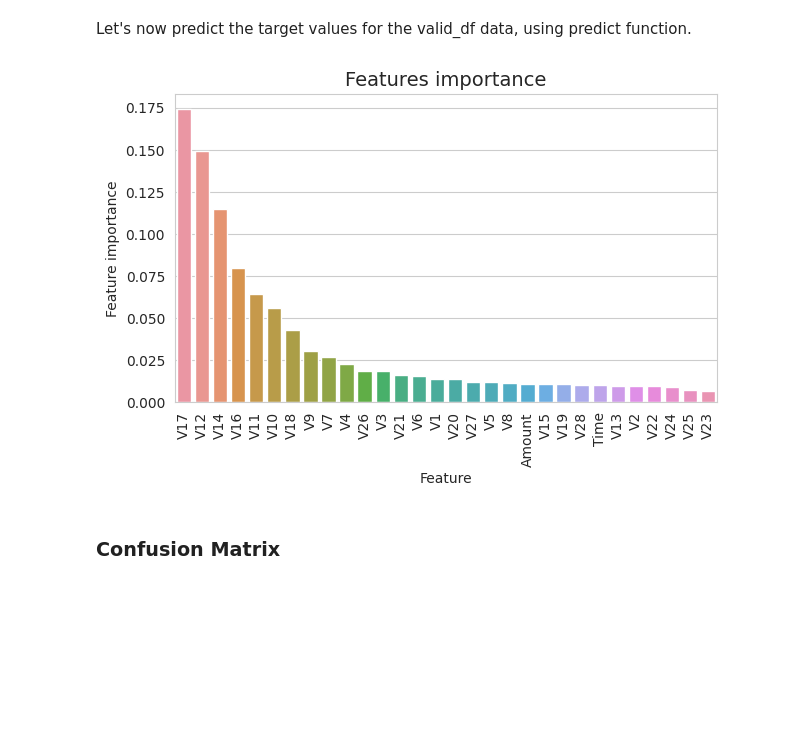
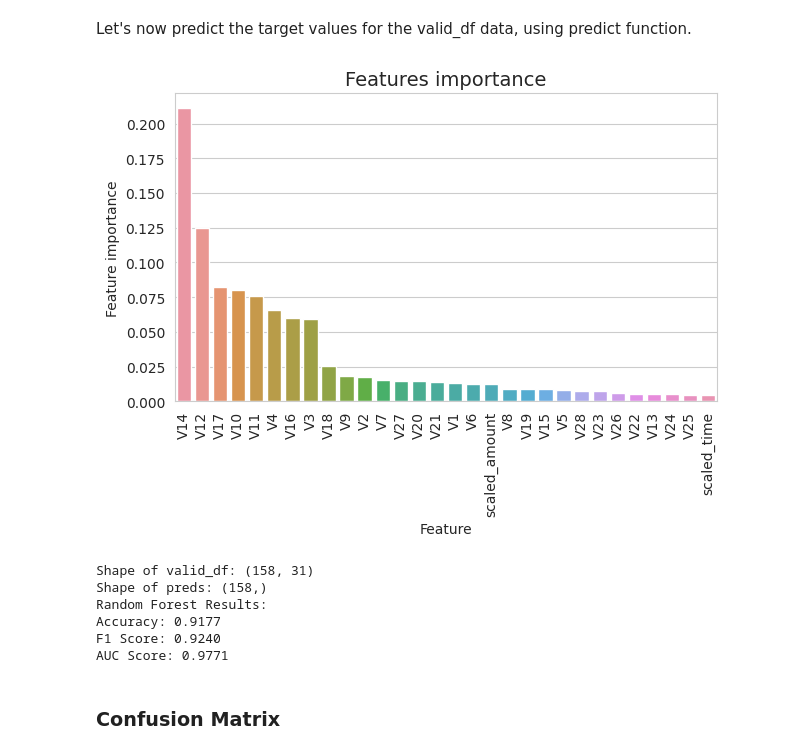
Before and after one commit to BTKaratas/Assigment, a Jupyter notebook: MachineLearningProjectCreditCardFraudDetection.ipynb, the cells around one changed output. Saved outputs shown, nothing was run; the diff lists cells and outputs as text; code cells hidden in the pictures; blank space fills up the shorter version.

```diff
--- a/MachineLearningProjectCreditCardFraudDetection.ipynb
+++ b/MachineLearningProjectCreditCardFraudDetection.ipynb
@@ -643,9 +694,11 @@ df = pd.read_csv('/kaggle/input/creditcardfraud/creditcard.csv')
+# %%
+df = normal_distributed_df
 # %%
 target = 'Class'
-predictors = ['Time', 'V1', 'V2', 'V3', 'V4', 'V5', 'V6', 'V7', 'V8', 'V9', 'V10',\
+predictors = ['scaled_amount', 'V1', 'V2', 'V3', 'V4', 'V5', 'V6', 'V7', 'V8', 'V9', 'V10',\
        'V11', 'V12', 'V13', 'V14', 'V15', 'V16', 'V17', 'V18', 'V19',\
        'V20', 'V21', 'V22', 'V23', 'V24', 'V25', 'V26', 'V27', 'V28',\
-       'Amount']
+       'scaled_time']
 # %%
 train_df, test_df = train_test_split(df, test_size=TEST_SIZE, random_state=RANDOM_STATE, shuffle=True )
 train_df, valid_df = train_test_split(train_df, test_size=VALID_SIZE, random_state=RANDOM_STATE, shuffle=True )
@@ -653,13 +708,13 @@ train_df, valid_df = train_test_split(train_df, test_size=VALID_SIZE, random_sta
 <a id = "12"></a><br>
 ## RandomForestClassifier
 # %%
-clf = RandomForestClassifier(n_jobs=NO_JOBS,
+rf_model = RandomForestClassifier(n_jobs=NO_JOBS,
                              random_state=RANDOM_STATE,
                              criterion=RFC_METRIC,
                              n_estimators=NUM_ESTIMATORS,
                              verbose=False)
 # %%
-clf.fit(train_df[predictors], train_df[target].values)
+rf_model.fit(train_df[predictors], train_df[target].values)
 # %% [output]
 RandomForestClassifier(n_jobs=4, random_state=2018, verbose=False)
 # %% [markdown]
@@ -669,7 +724,39 @@ preds = clf.predict(valid_df[predictors])
 # %%
-features_importance()
+features_importance(rf_model)
 # %% [output]
-[figure, old version]
+[figure, new version]
+# %%
+# First check the shapes to understand the mismatch
+print(f"Shape of valid_df: {valid_df.shape}")
+print(f"Shape of preds: {preds.shape}")
+
+# Make sure predictions are generated from the current state of valid_df
+preds = rf_model.predict(valid_df[predictors])
+pred_proba = rf_model.predict_proba(valid_df[predictors])[:, 1]
+
+# Now calculate metrics
+rf_accuracy = accuracy_score(valid_df[target].values, preds)
+rf_f1 = f1_score(valid_df[target].values, preds)
+rf_auc = roc_auc_score(valid_df[target].values, pred_proba)
+
+# Print the results
+print(f"Random Forest Results:")
+print(f"Accuracy: {rf_accuracy:.4f}")
+print(f"F1 Score: {rf_f1:.4f}")
+print(f"AUC Score: {rf_auc:.4f}")
+
+model_metrics['rf_model'] = {
+    'AUC': rf_auc,
+    'F1': rf_f1,
+    'Accuracy': rf_accuracy
+}
+# %% [output]
+Shape of valid_df: (158, 31)
+Shape of preds: (158,)
+Random Forest Results:
+Accuracy: 0.9177
+F1 Score: 0.9240
+AUC Score: 0.9771
 # %% [markdown]
 ### Confusion Matrix
 # %%
```
Also changed, not shown: parts of 61 cells of this notebook.
